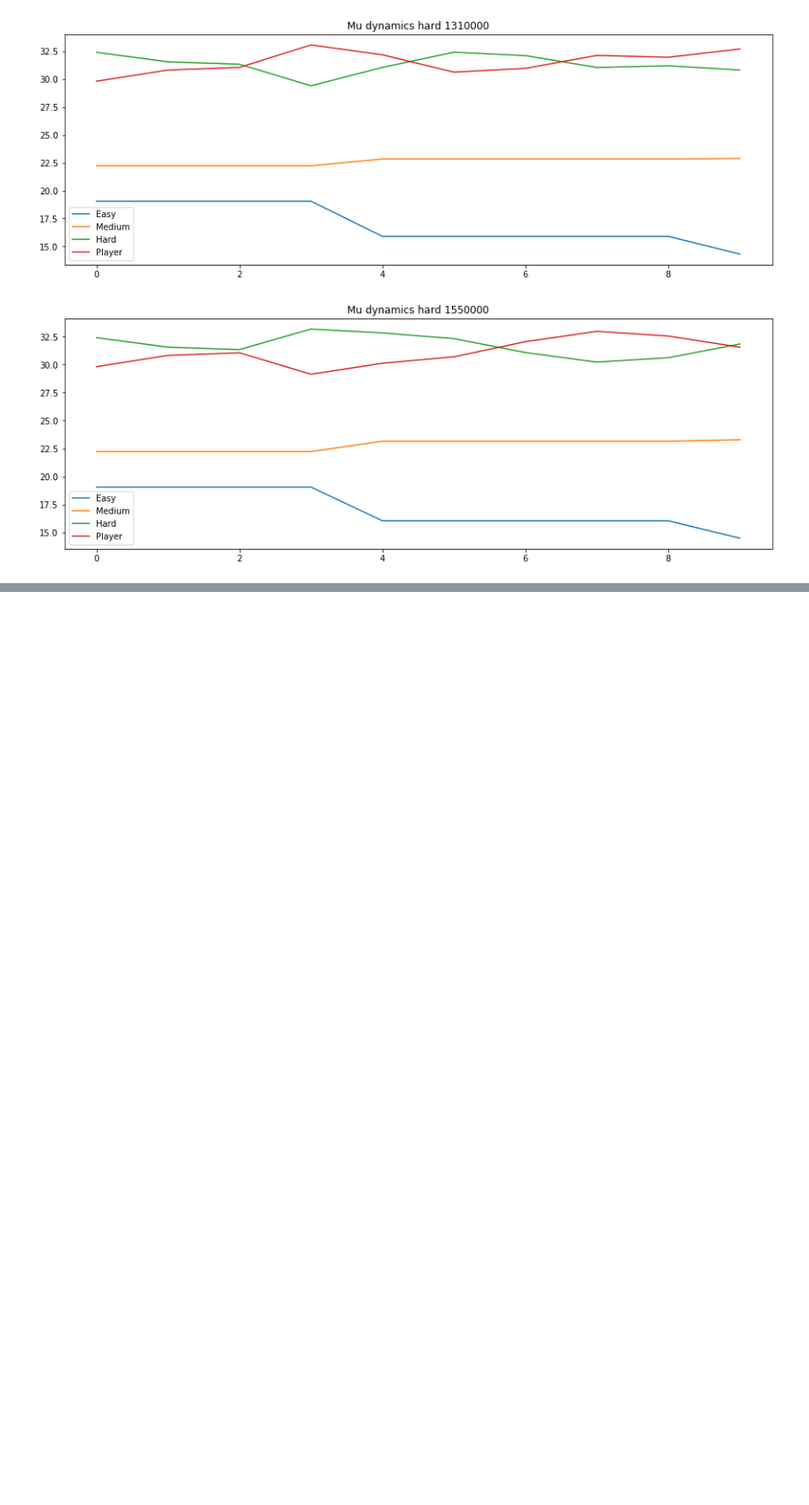
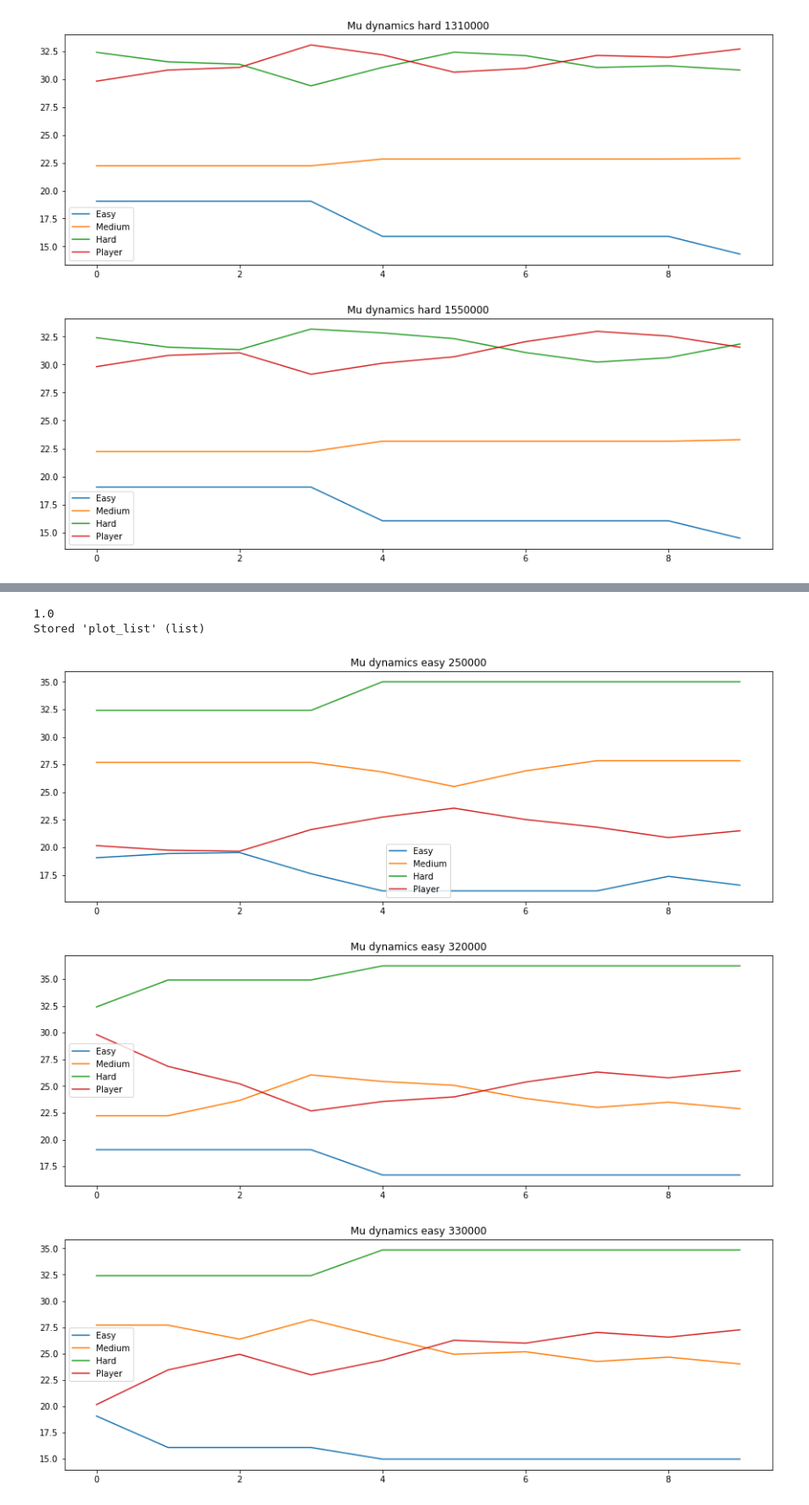
Before and after one commit to stefanoboriero/trueskill_validation, a Jupyter notebook: trueskill_validation.ipynb, the cells around one changed output, grey strips where cells are left out. Shown at 88% size. Cells and saved outputs as stored; diff of their text form; code cells hidden in the pictures; blank space fills up the shorter version.

```diff
--- a/trueskill_validation.ipynb
+++ b/trueskill_validation.ipynb
@@ -55,9 +56,9 @@ def plot_(title, data):
     plt.show()
 # %%
 def validate_trueskill(model, n_games, verbose=False):
-    agent.set_model_difficulty(model[0])
-    agent.load_model(model[1])
-    t_manager = TrueskillManager(model[0], str(model[1]))
+    agent.set_model_difficulty(model[1])
+    agent.load_model(model[2])
+    t_manager = TrueskillManager(model[1], str(model[2]))
 
     data_to_plot = []
     for i in range(4):
@@ -73,12 +74,16 @@ def validate_trueskill(model, n_games, verbose=False):
             print('Chosen level: {}'.format(level_id))
             print('Outcome: {} \t Reward: {}'.format(outcome, reward))
         t_manager.handle_game_outcome(outcome)
-        out = dumper.dump(model[0], str(model[1]), verbose=False)
+        out = dumper.dump(model[1], str(model[2]), verbose=False)
         for i in range(len(out)):
             data_to_plot[i].append(out[i][3])
 
-    print('Expected level: {}\nChosen level:{}'.format(model[2], t_manager.choose_opponent()))
-    return data_to_plot
+    final_opponent = t_manager.choose_opponent()
+    print('Expected level: {}\nChosen level:{}'.format(model[3], final_opponent))
+    outcome = 0
+    if final_opponent == model[3]:
+        outcome = 1
+    return data_to_plot, outcome
 # %%
 plot_list = []
 for model in models:
@@ -146,0 +127,14 @@ remove_model_from_db(0)
+# %%
+conn = sqlite3.connect('./data/validation.db')
+cur = conn.cursor()
+cur.execute('SELECT * FROM models')
+
+plot_list = []
+outcome = 0
+models = cur.fetchall()
+for model in models:
+    validation = validate_trueskill(model, 10)
+    plot_list.append(validation[0])
+    outcome += validation[1]
+
+conn.close()
@@ -146,0 +159,15 @@ remove_model_from_db(0)
+# %%
+perc = float(outcome / len(models))
+print(perc)
+%store plot_list
+# %% [output]
+1.0
+Stored 'plot_list' (list)
+# %%
+for i in range(len(plot_list)):
+    title = 'Mu dynamics' + ' ' + models[i][1] + ' ' + str(models[i][2])
+    plot_(title, plot_list[i])
+# %% [output]
+[figure, added]
+[figure, added]
+[figure, added]
```
Also changed, not shown: parts of 12 cells of this notebook.
